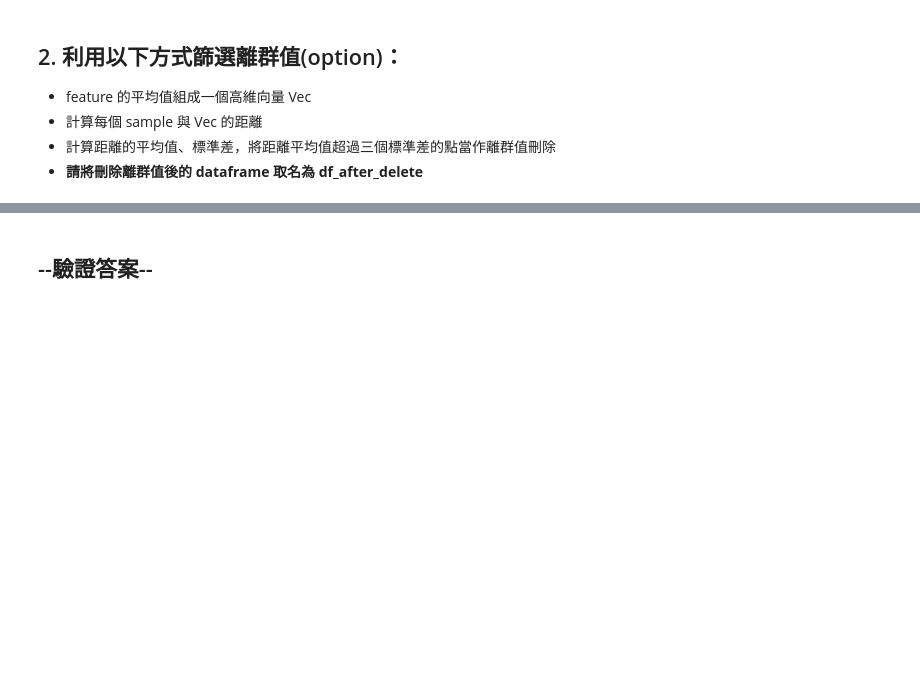
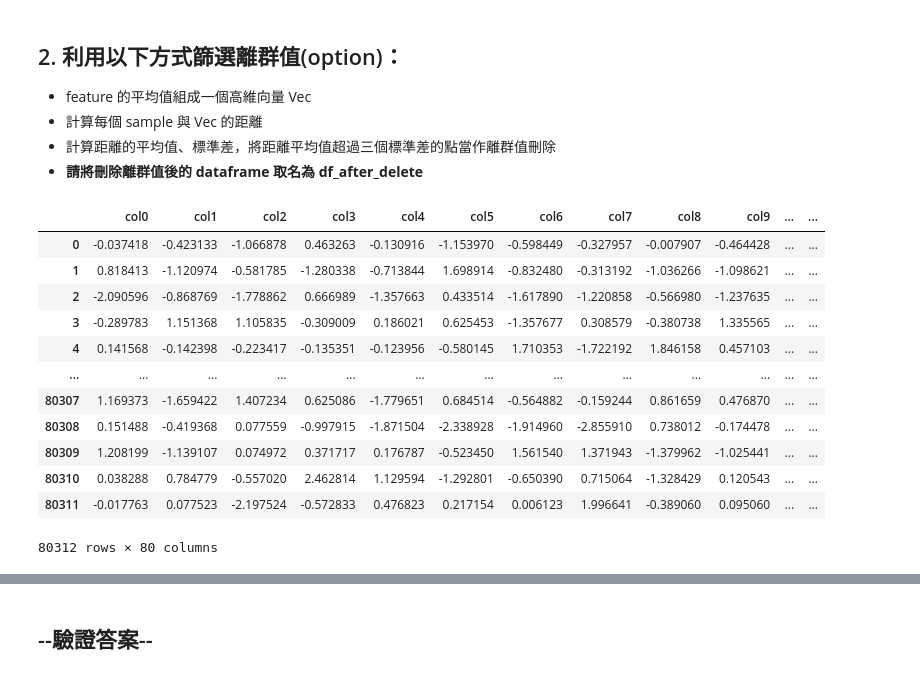
Before and after one commit to RobinJLin/ML_kaggle, a Jupyter notebook: HW_01.ipynb, the cells around one changed output, grey strips where cells are left out. Drawn from its saved outputs; the diff is of its cells as text; code cells hidden in the pictures; blank space fills up the shorter version.

```diff
--- a/HW_01.ipynb
+++ b/HW_01.ipynb
@@ -16,7 +16,7 @@ import time
 # %%
 # 讀取 homework.csv
 """ Your Code Here: 讀取 homework.csv"""
-df = pd.read_csv("homework.csv")
+df = pd.read_csv("data/homework.csv")
 df
 # %% [output]
 |  | col0 | col1 | col2 | col3 | col4 | col5 | col6 | col7 | col8 | col9 | ... | ... |
@@ -122,17 +122,33 @@ Pandas has done in 0.4234 sec.
 # %%
 # 計算各個 sample 與 Vec 之距離
 """ Your Code Here: 計算各個 sample 與 Vec 之距離"""
-vec = df.mean()
-dist = df -vec
+vec = df.mean() #每個feature 的平均值
+dist = df -vec # 計算各個 sample 與 Vec 之距離
 
 
 
 # 計算 distance 的 mean, std, 並篩選離群值
 """ Your Code Here: 計算 distance 的 mean, std, 並篩選離群值"""
-MEAN = dist.mean()
-STD = dist.std()
-outlier_index = np.where(abs((df - MEAN)/STD) >= 3)[0]
+MEAN = dist.mean() #計算 distance 的 mean
+STD = dist.std() # 計算 distance 的 std
+outlier_index = np.where(abs((df - MEAN)/STD) >= 3)[0] #篩選離群值
 
 # 刪除離群值
 """ Your Code Here: 刪除離群值"""
-df_after_delete = df.drop(index = outlier_index ).reset_index()
+df_after_delete = df.drop(index = outlier_index).reset_index(drop = True)
+# %%
+df_after_delete #我的問題 為什麼index 和範例的答案不一樣
+# %% [output]
+|  | col0 | col1 | col2 | col3 | col4 | col5 | col6 | col7 | col8 | col9 | ... | ... |
+| 0 | -0.037418 | -0.423133 | -1.066878 | 0.463263 | -0.130916 | -1.153970 | -0.598449 | -0.327957 | -0.007907 | -0.464428 | ... | ... |
+| 1 | 0.818413 | -1.120974 | -0.581785 | -1.280338 | -0.713844 | 1.698914 | -0.832480 | -0.313192 | -1.036266 | -1.098621 | ... | ... |
+| 2 | -2.090596 | -0.868769 | -1.778862 | 0.666989 | -1.357663 | 0.433514 | -1.617890 | -1.220858 | -0.566980 | -1.237635 | ... | ... |
+| 3 | -0.289783 | 1.151368 | 1.105835 | -0.309009 | 0.186021 | 0.625453 | -1.357677 | 0.308579 | -0.380738 | 1.335565 | ... | ... |
+| 4 | 0.141568 | -0.142398 | -0.223417 | -0.135351 | -0.123956 | -0.580145 | 1.710353 | -1.722192 | 1.846158 | 0.457103 | ... | ... |
+| ... | ... | ... | ... | ... | ... | ... | ... | ... | ... | ... | ... | ... |
+| 80307 | 1.169373 | -1.659422 | 1.407234 | 0.625086 | -1.779651 | 0.684514 | -0.564882 | -0.159244 | 0.861659 | 0.476870 | ... | ... |
+| 80308 | 0.151488 | -0.419368 | 0.077559 | -0.997915 | -1.871504 | -2.338928 | -1.914960 | -2.855910 | 0.738012 | -0.174478 | ... | ... |
+| 80309 | 1.208199 | -1.139107 | 0.074972 | 0.371717 | 0.176787 | -0.523450 | 1.561540 | 1.371943 | -1.379962 | -1.025441 | ... | ... |
+| 80310 | 0.038288 | 0.784779 | -0.557020 | 2.462814 | 1.129594 | -1.292801 | -0.650390 | 0.715064 | -1.328429 | 0.120543 | ... | ... |
+| 80311 | -0.017763 | 0.077523 | -2.197524 | -0.572833 | 0.476823 | 0.217154 | 0.006123 | 1.996641 | -0.389060 | 0.095060 | ... | ... |
+80312 rows × 80 columns
```
Also changed, not shown: parts of 4 cells of this notebook.
